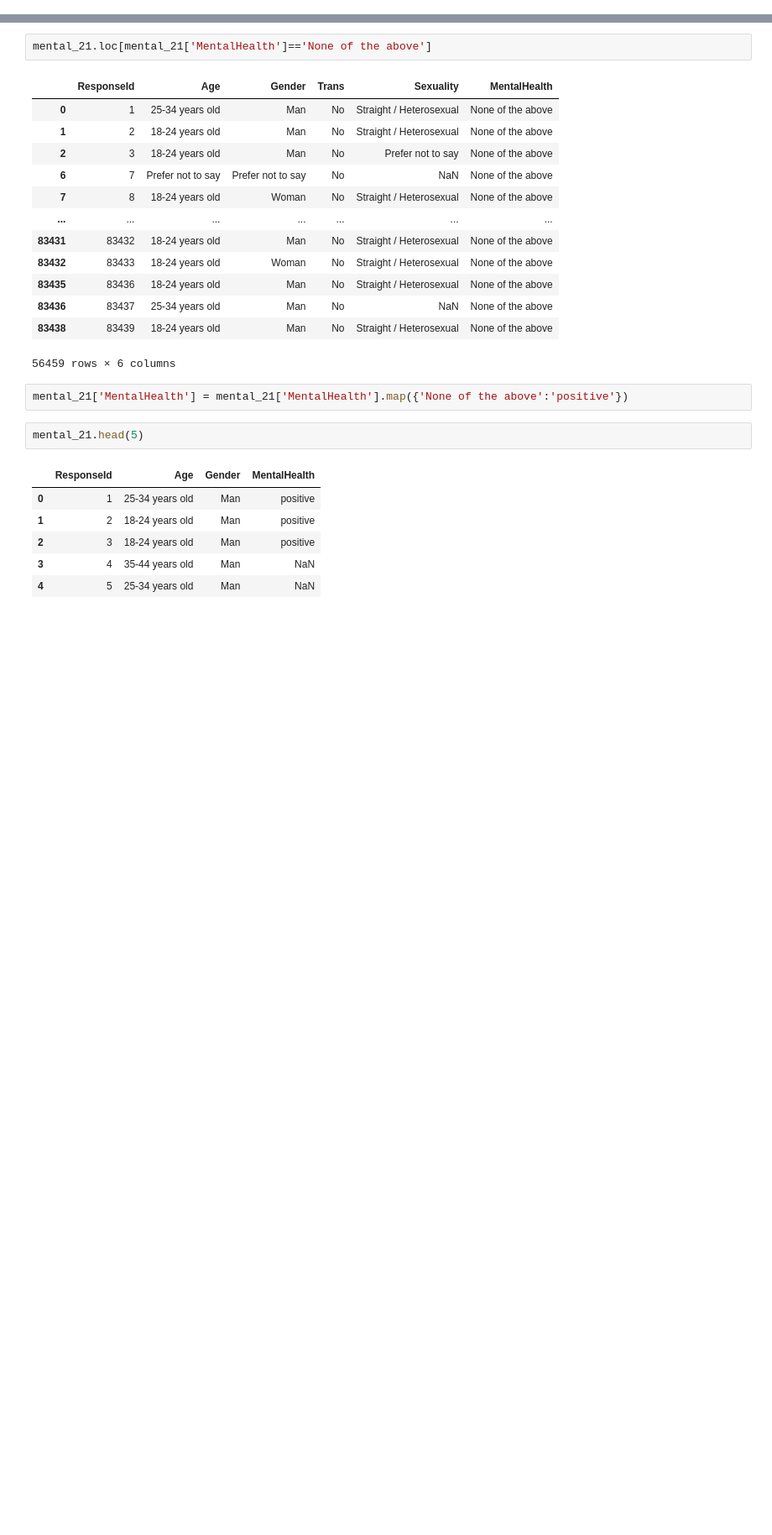
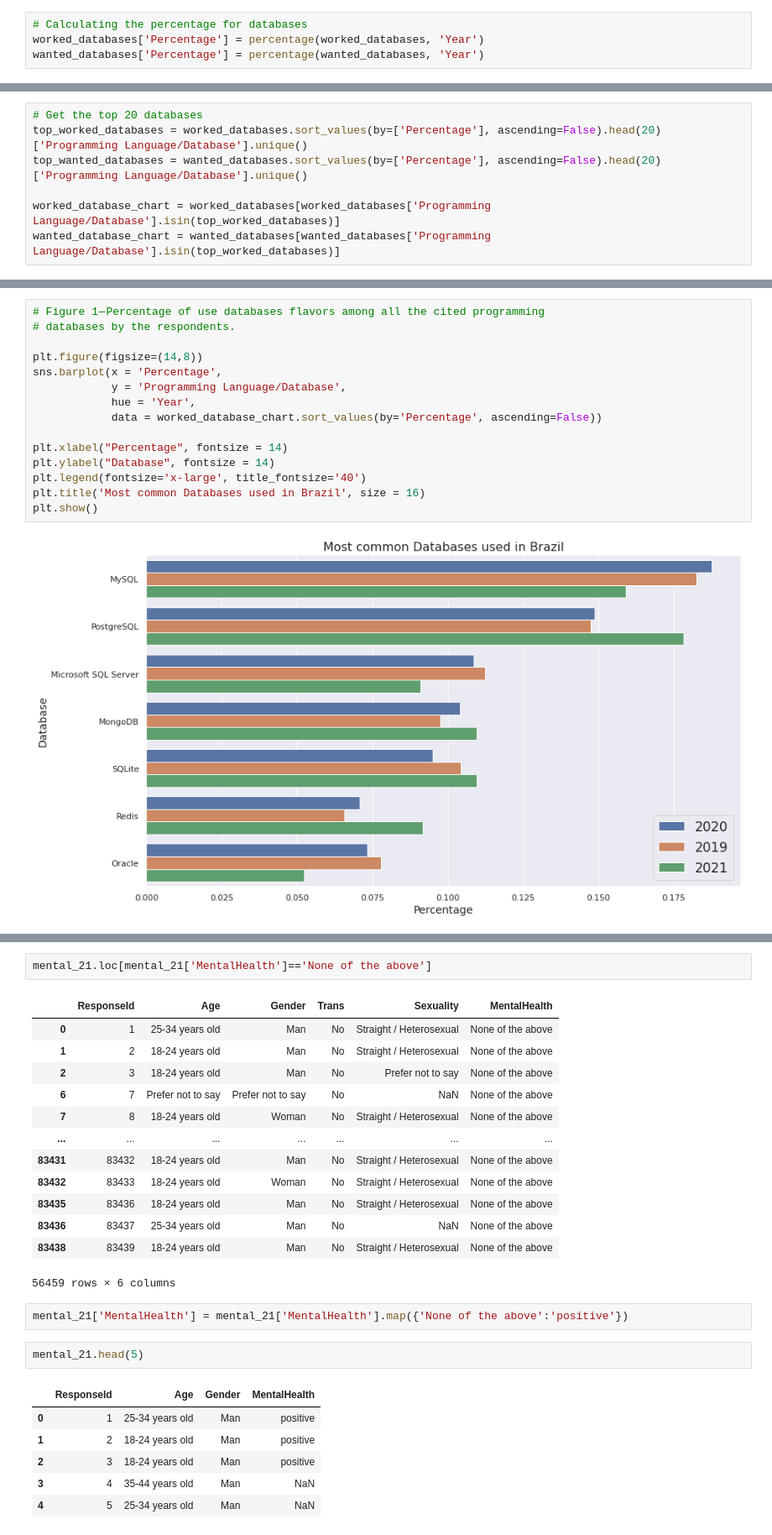
Before and after one commit to statspy-ml/ds_blog, a Jupyter notebook: stackoverflow.ipynb, the cells around one changed output, grey strips where cells are left out. Shown at 84% size. Cells and saved outputs as stored; diff of their text form; blank space fills up the shorter version.

```diff
--- a/stackoverflow.ipynb
+++ b/stackoverflow.ipynb
@@ -32,0 +175,4 @@ mental_21.head()
+# %%
+# Calculating the percentage for databases
+worked_databases['Percentage'] = percentage(worked_databases, 'Year')
+wanted_databases['Percentage'] = percentage(wanted_databases, 'Year')
@@ -32,0 +186,7 @@ mental_21.head()
+# %%
+# Get the top 20 databases
+top_worked_databases = worked_databases.sort_values(by=['Percentage'], ascending=False).head(20)['Programming Language/Database'].unique()
+top_wanted_databases = wanted_databases.sort_values(by=['Percentage'], ascending=False).head(20)['Programming Language/Database'].unique()
+
+worked_database_chart = worked_databases[worked_databases['Programming Language/Database'].isin(top_worked_databases)]
+wanted_database_chart = wanted_databases[wanted_databases['Programming Language/Database'].isin(top_worked_databases)]
@@ -32,0 +210,17 @@ mental_21.head()
+# %%
+# Figure 1 — Percentage of use databases flavors among all the cited programming
+# databases by the respondents.
+
+plt.figure(figsize=(14,8))
+sns.barplot(x = 'Percentage',
+            y = 'Programming Language/Database',
+            hue = 'Year',
+            data = worked_database_chart.sort_values(by='Percentage', ascending=False))
+
+plt.xlabel("Percentage", fontsize = 14)
+plt.ylabel("Database", fontsize = 14)
+plt.legend(fontsize='x-large', title_fontsize='40')
+plt.title('Most common Databases used in Brazil', size = 16)
+plt.show()
+# %% [output]
+[figure, added]
```
Also changed, not shown: parts of 42 cells of this notebook, 1 other file.
